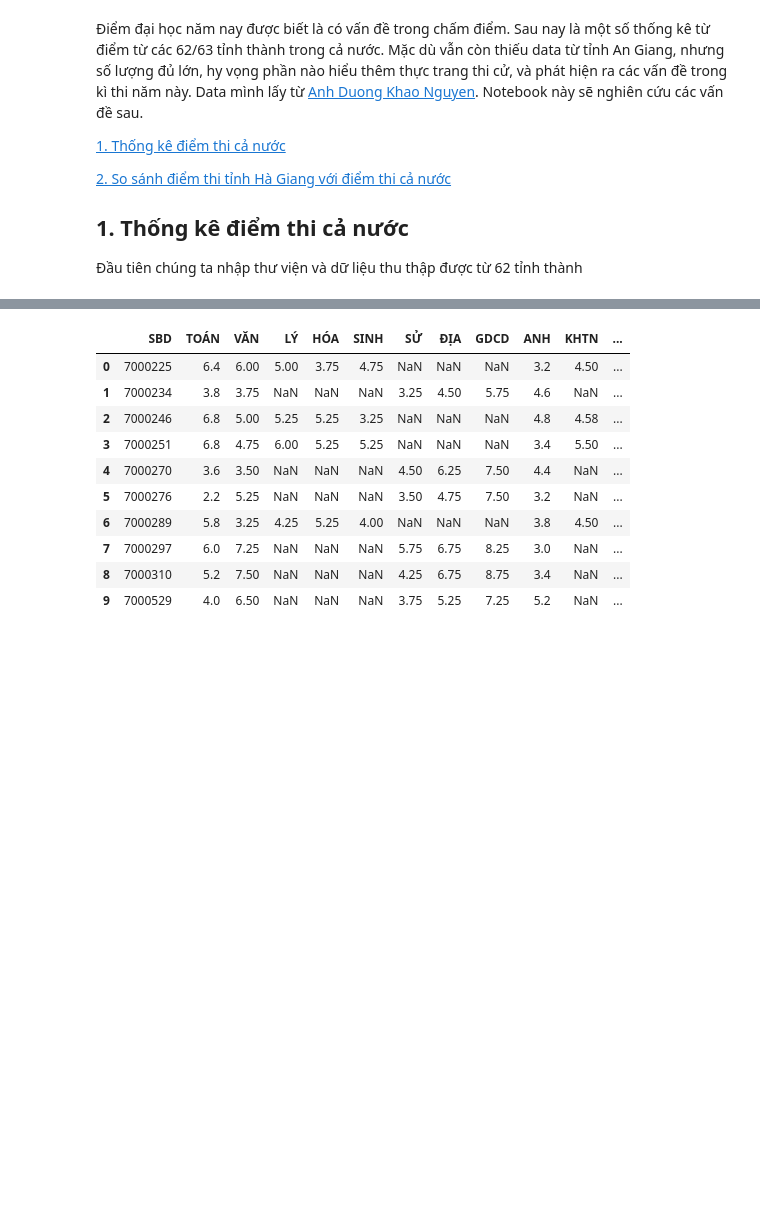
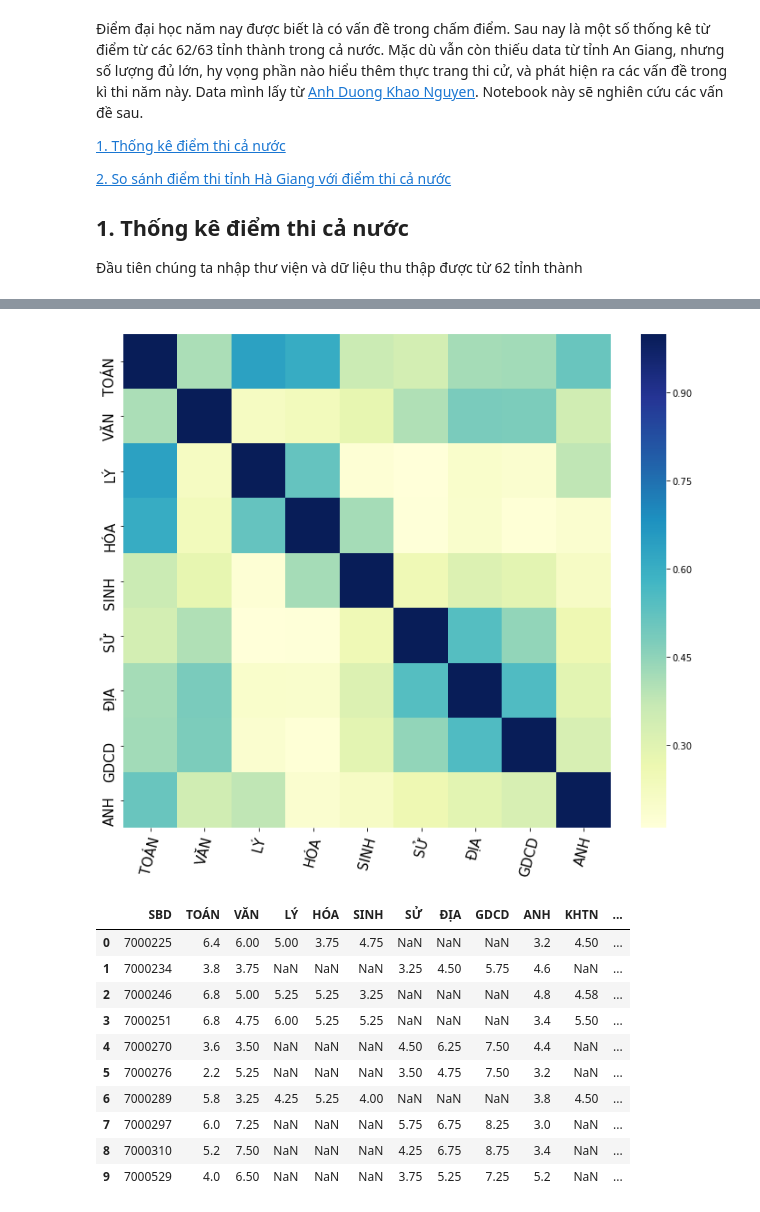
Before and after one commit to hphuongdhsp/Diem_thi_DH_2018, a Jupyter notebook: thống_kê_đại_học.ipynb, the cells around one changed output, grey strips where cells are left out. Drawn from its saved outputs; the diff is of its cells as text; code cells hidden in the pictures; blank space fills up the shorter version.

```diff
--- a/thống_kê_đại_học.ipynb
+++ b/thống_kê_đại_học.ipynb
@@ -30,3 +29,13 @@ len(allFiles)
+# %%
+frame_1=frame.drop(['KHTN','KHXH','KHỐI A','KHỐI B','KHỐI C','KHỐI D','KHỐI A1'],axis=1)
+features_list=['TOÁN','VĂN','LÝ','HÓA','SINH','SỬ','ĐỊA','GDCD','ANH']
+corr=frame_1[features_list].corr()
+plt.figure(figsize=(12, 10))
+sns.heatmap(corr, cmap='YlGnBu')
+temp = plt.xticks(rotation=75, fontsize=15)
+temp = plt.yticks(fontsize=15)
+# %% [output]
+[figure, added]
 # %%
 frame.head(10)
 # %% [output]
```
Also changed, not shown: parts of 11 cells of this notebook.
